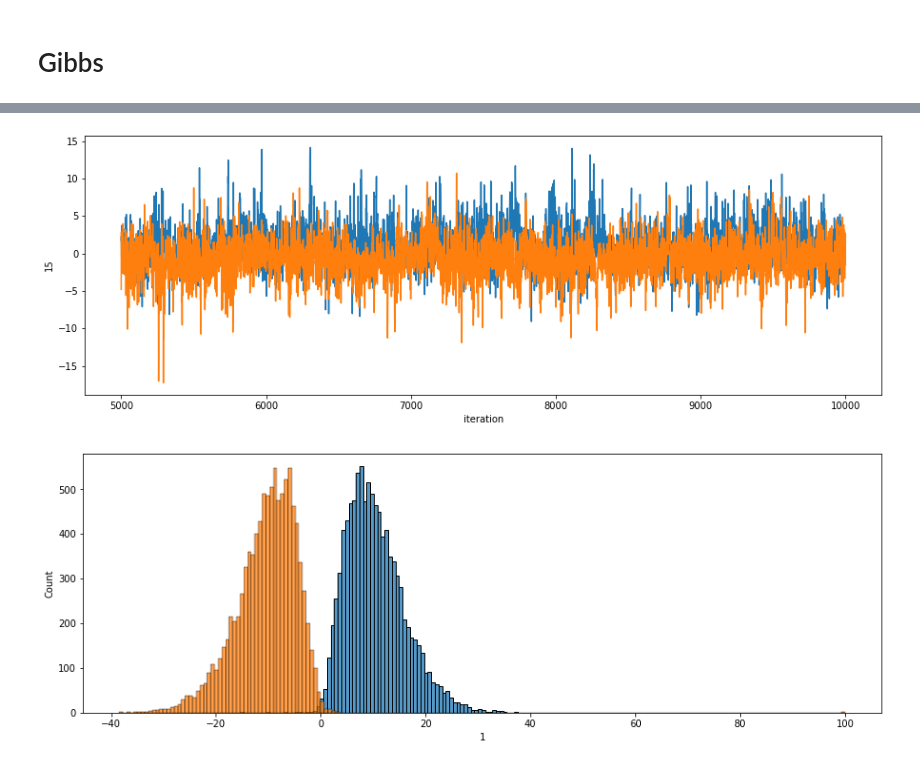
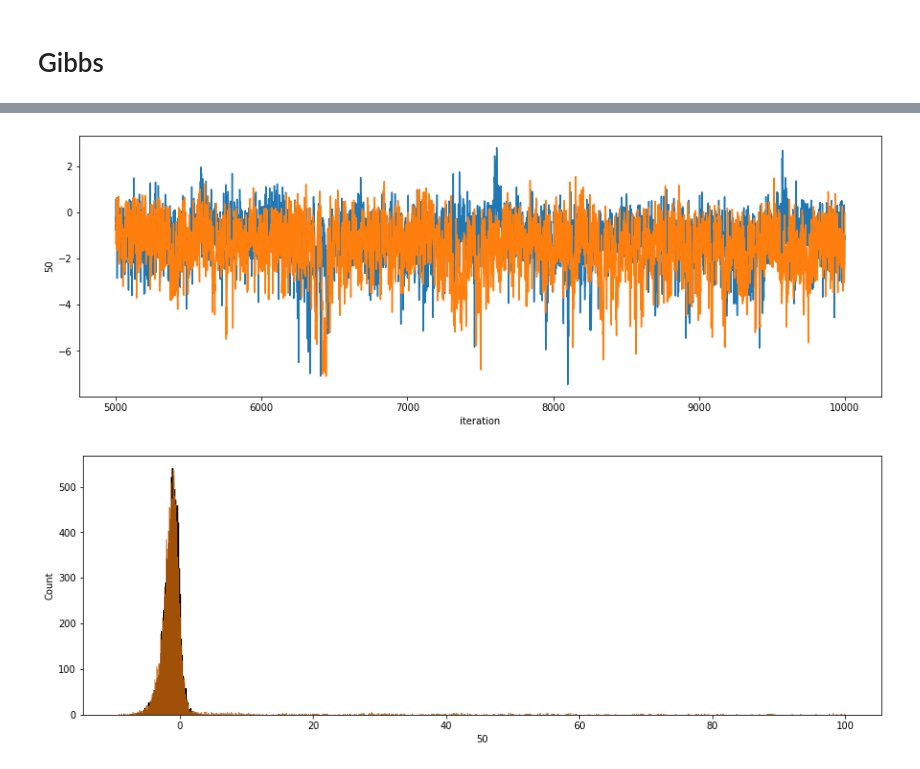
Before and after one commit to brianxiang123/Unbiased_MCMC, a Jupyter notebook: IRT_Model.ipynb, the cells around one changed output, grey strips where cells are left out. Drawn from its saved outputs; the diff is of its cells as text; code cells hidden in the pictures.

```diff
--- a/IRT_Model.ipynb
+++ b/IRT_Model.ipynb
@@ -251,17 +325,0 @@ def coupled_metropolis2(data, x_init, y_init, converge_fun, logpdf_fun, tuning,
-# %%
-n = data1['n'].to_numpy()
-y = data1['y'].to_numpy()
-data = [y, n]
-
-a_1 = 1
-b_1 = 2
-theta_1 = np.random.beta(y + a_1, n - y + b_1, 15)
-
-a_2 = 20
-b_2 = 50
-theta_2 = np.random.beta(y + a_2, n - y + b_2, 15)
-
-x_init = np.append([a_1, b_1], theta_1)
-y_init = np.append([a_2, b_2], theta_2)
-
-params_x, params_y, iteration = coupled_metropolis2(data, x_init, y_init, equality, log_bb, tuning = np.array([0.3, 1.1] + [0.01] * 15), k = 1000)
@@ -561,9 +491,0 @@ plt.show()
-# %%
-iteration_params = []
-
-for i in range(100):
-
-    lamb = tuning + 0.01
-
-    params_x, params_y, iteration = coupled_metropolis2(data, x_init, y_init, equality, logp_irt1, tuning = np.exp(2 * c) * lamb, k = 1)
-    iteration_params.append((params_x, params_y, iteration))
@@ -612,7 +906,7 @@ theta_1 = np.zeros(STUDENT_COUNT)
 w_1 = np.zeros((STUDENT_COUNT, PROBLEM_COUNT))
 for p in range(len(w_1)):
     for i in range(len(w_1[p])):
-        w_1[p][i] = random_polyagamma(z = a_1[i] * theta_1[p] + b_1[i])
+        w_1[p][i] = random_polyagamma(z = np.abs(a_1[i] * theta_1[p] + b_1[i]))
 
 a_2 = np.ones(PROBLEM_COUNT) * 100
 b_2 = np.ones(PROBLEM_COUNT) * 100
@@ -620,16 +914,16 @@ theta_2 = np.ones(STUDENT_COUNT) * 40
 w_2 = np.zeros((STUDENT_COUNT, PROBLEM_COUNT))
 for p in range(len(w_2)):
     for i in range(len(w_2[p])):
-        w_2[p][i] = random_polyagamma(z = a_2[i] * theta_2[p] + b_2[i])
+        w_2[p][i] = random_polyagamma(z = np.abs(a_2[i] * theta_2[p] + b_2[i]))
 
 
 x_init = np.array([w_1, a_1, b_1, theta_1], dtype = 'object')
 y_init = np.array([w_2, a_2, b_2, theta_2], dtype = 'object')
 
-params_x, params_y = gibbs_wrapper(data, x_init, y_init, max_iteration = 10000)
+params_x, params_y = irt_gibbs_wrapper1(data, x_init, y_init, max_iteration = 10000)
 # %%
-chain1_df = pd.DataFrame([np.hstack(x[1:]) for x in params_x], columns = [str(i) for i in range(110)])
-chain2_df = pd.DataFrame([np.hstack(y[1:]) for y in params_y], columns = [str(i) for i in range(110)])
+chain1_df = pd.DataFrame([np.hstack(x[1:]) for x in params_x], columns = [str(i) for i in range(PROBLEM_COUNT * 2 + STUDENT_COUNT)])
+chain2_df = pd.DataFrame([np.hstack(y[1:]) for y in params_y], columns = [str(i) for i in range(PROBLEM_COUNT * 2 + STUDENT_COUNT)])
 chain1_df = chain1_df.reset_index().rename(columns = {'index': 'iteration'})
 chain2_df = chain2_df.reset_index().rename(columns = {'index': 'iteration'})
 # %%
@@ -645,20 +939,20 @@ plt.show()
 # %%
 fig, ax = plt.subplots(figsize = (15, 5))
 
-sns.lineplot(data = chain1_df[5000:], x = 'iteration', y = '15', ax = ax)
-sns.lineplot(data = chain2_df[5000:], x = 'iteration', y = '15', ax = ax)
+sns.lineplot(data = chain1_df[5000:], x = 'iteration', y = '50', ax = ax)
+sns.lineplot(data = chain2_df[5000:], x = 'iteration', y = '50', ax = ax)
 
 #ax.set_xlim(0, 1000000)
 plt.show()
 # %% [output]
-[figure, old version]
+[figure, new version]
 # %%
 fig, ax = plt.subplots(figsize = (15, 5))
 
-sns.histplot(data = chain1_df, x = '1', ax = ax)
-sns.histplot(data = chain2_df, x = '1', ax = ax)
+sns.histplot(data = chain1_df, x = '50', ax = ax)
+sns.histplot(data = chain2_df, x = '50', ax = ax)
 
 #ax.set_xlim(0, 1000000)
 plt.show()
 # %% [output]
-[figure, old version]
+[figure, new version]
```
Also changed, not shown: parts of 69 cells of this notebook, 4 other files.
